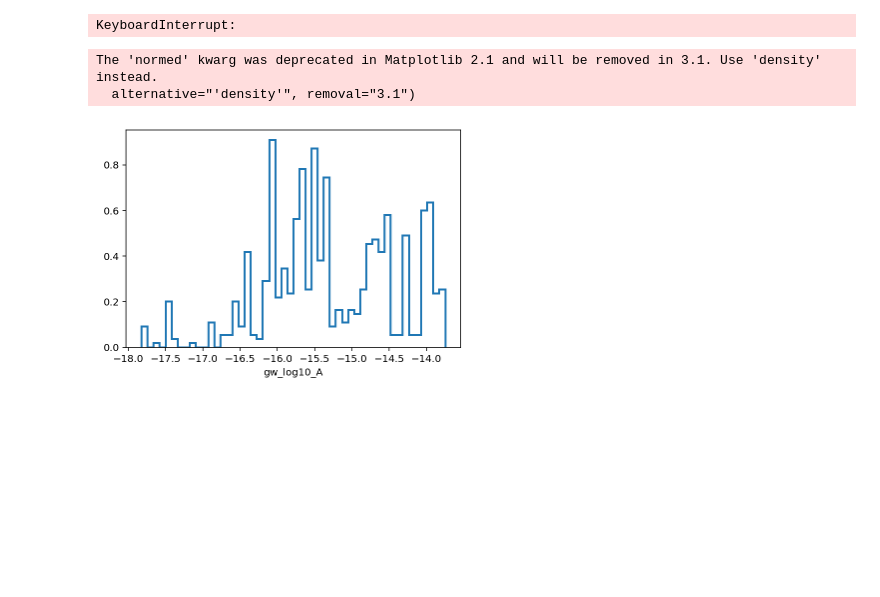
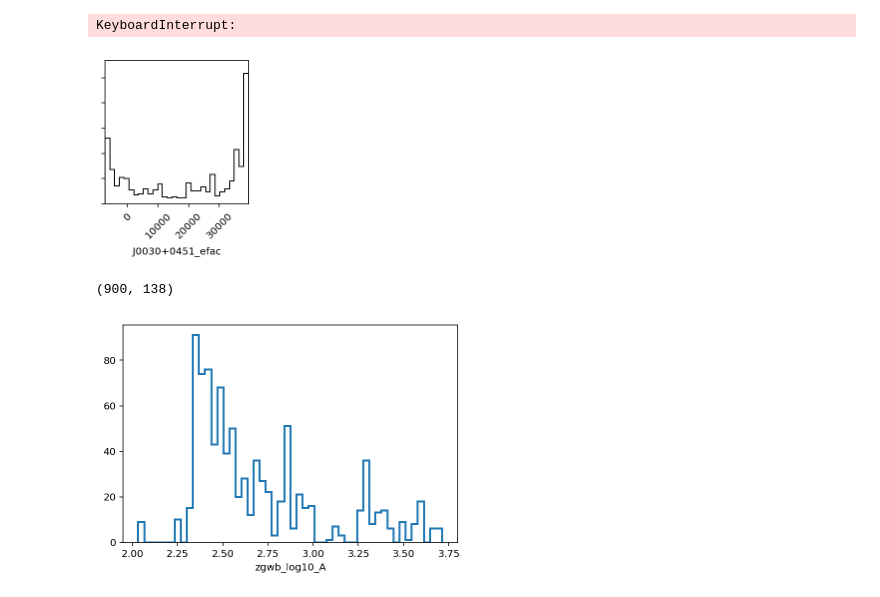
Before and after one commit to LBJ-Wade/NANOGrav, a Jupyter notebook: MDC2/MDC2_g1_full_run.ipynb, the cells around one changed output. Saved outputs shown, nothing was run; the diff lists cells and outputs as text; code cells hidden in the pictures; blank space fills up the shorter version.

```diff
--- a/MDC2/MDC2_g1_full_run.ipynb
+++ b/MDC2/MDC2_g1_full_run.ipynb
@@ -173,5 +175,9 @@ KeyboardInterrupt:
 chain = np.loadtxt(outdir + '/chain_1.txt')
 pars = sorted(xs.keys())
 burn = int(0.25 * chain.shape[0])
-#corner.corner(chain[burn:,:-4], 30, labels=pars);
+#corner.corner(chain[burn:,-4], 30, labels=pars);
 #plt.show()
+print(chain.shape)
+# %% [output]
+[figure, added]
+(900, 138)
@@ -178,7 +186,5 @@ burn = int(0.25 * chain.shape[0])
 # %%
-plt.hist(chain[burn:,-5], 50, normed=True, histtype='step', lw=2);
-plt.xlabel(pars[-1]);
+plt.hist(chain[:,-8], 50, density=False, histtype='step', lw=2);
+#plt.xlabel(pars[-1]);
 # %% [output]
-The 'normed' kwarg was deprecated in Matplotlib 2.1 and will be removed in 3.1. Use 'density' instead.
-  alternative="'density'", removal="3.1")
-[figure, old version]
+[figure, new version]
```
Also changed, not shown: parts of 2 cells of this notebook, 8 other files.
